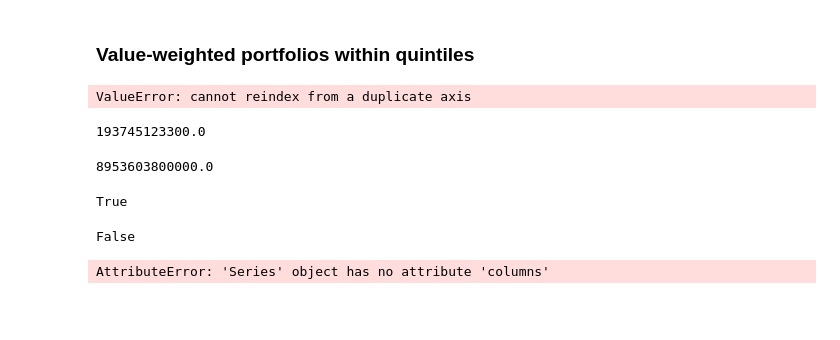
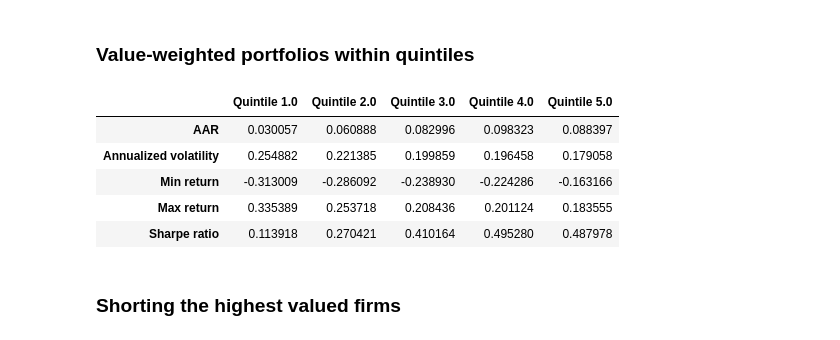
Before and after one commit to 0xMarmelade/FIN-429-Sustainable-finance, a Jupyter notebook: h1.ipynb, the cells around one changed output. Cells and saved outputs as stored; diff of their text form; code cells hidden in the pictures; blank space fills up the shorter version.

```diff
--- a/h1.ipynb
+++ b/h1.ipynb
@@ -299,35 +299,23 @@ for i in [1.0, 2.0, 3.0, 4.0, 5.0]:
 # %%
 value_quintile_portfolios = pd.DataFrame()
 
-for i in [1.0]:
+for i in [1.0, 2.0, 3.0, 4.0, 5.0]:
     quintile_value_weights = pd.DataFrame(index=eu_firm_market_values.index, columns=eu_firm_market_values.columns)
     for index, row in eu_firm_market_values.iterrows():
         quintile_market_value = row[quintile_weights.loc[index] == i].sum()
         new_row = row[quintile_weights.loc[index] == i] / quintile_market_value
-        print(index.year)
         quintile_value_weights.loc[index] = new_row
 
     portfolio_results = quintile_value_weights * eu_firm_returns
     value_quintile_portfolios['Quintile ' + str(i)] = portfolio_stats(portfolio_results, "").sum(axis=0)
-# %% [output]
-ValueError: cannot reindex from a duplicate axis
-# %%
-eu_firm_market_values.loc[pd.to_datetime('2008-01-31')][quintile_weights.loc[pd.to_datetime('2008-01-31')] == 1.0].sum()
-# %% [output]
-193745123300.0
-# %%
-eu_firm_market_values.loc[pd.to_datetime('2008-01-31')][quintile_weights.loc[pd.to_datetime('2008-01-31')] == 5.0].sum()
-# %% [output]
-8953603800000.0
-# %%
-eu_firm_market_values.columns.is_unique
-# %% [output]
-True
-# %%
-eu_firm_market_values.columns.is_unique
-# %% [output]
-False
-# %%
-new_row.columns
-# %% [output]
-AttributeError: 'Series' object has no attribute 'columns'
+# %%
+value_quintile_portfolios
+# %% [output]
+|  | Quintile 1.0 | Quintile 2.0 | Quintile 3.0 | Quintile 4.0 | Quintile 5.0 |
+| AAR | 0.030057 | 0.060888 | 0.082996 | 0.098323 | 0.088397 |
+| Annualized volatility | 0.254882 | 0.221385 | 0.199859 | 0.196458 | 0.179058 |
+| Min return | -0.313009 | -0.286092 | -0.238930 | -0.224286 | -0.163166 |
+| Max return | 0.335389 | 0.253718 | 0.208436 | 0.201124 | 0.183555 |
+| Sharpe ratio | 0.113918 | 0.270421 | 0.410164 | 0.495280 | 0.487978 |
+# %% [markdown]
+### Shorting the highest valued firms
```
Also changed, not shown: parts of 3 cells of this notebook.
